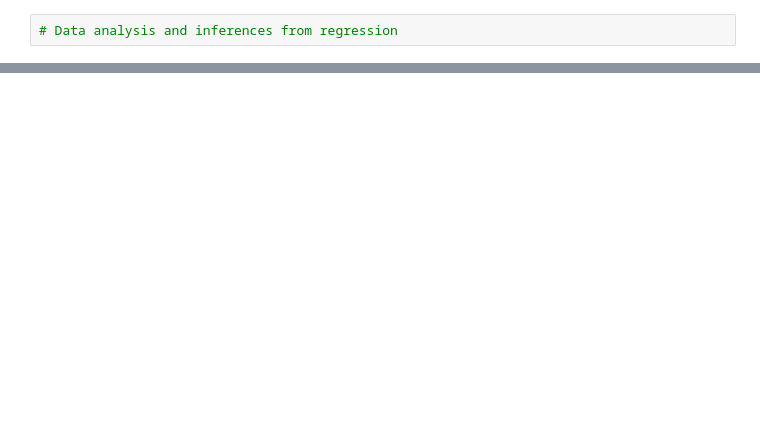
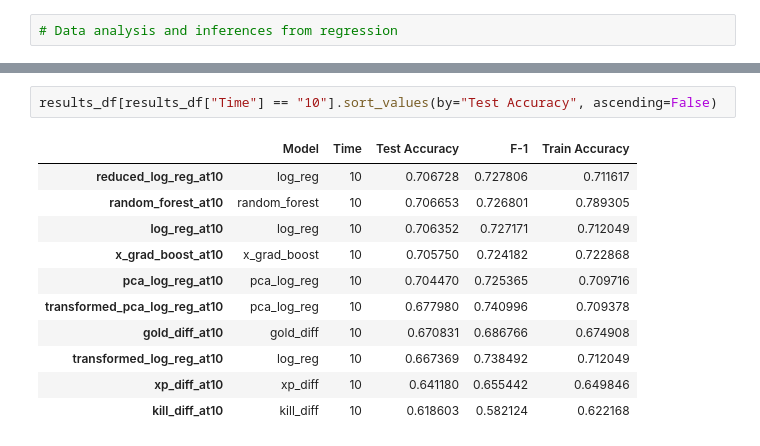
Before and after one commit to Samuel-Kelly-hub/Esports-Results-Project, a Jupyter notebook: LoL_Predictions.ipynb, the cells around one changed output, grey strips where cells are left out. Drawn from its saved outputs; the diff is of its cells as text; blank space fills up the shorter version.

```diff
--- a/LoL_Predictions.ipynb
+++ b/LoL_Predictions.ipynb
@@ -1077,0 +1127,14 @@ no valid time given.  Using only data available before the match
+# %%
+results_df[results_df["Time"] == "10"].sort_values(by="Test Accuracy", ascending=False)
+# %% [output]
+|  | Model | Time | Test Accuracy | F-1 | Train Accuracy |
+| reduced_log_reg_at10 | log_reg | 10 | 0.706728 | 0.727806 | 0.711617 |
+| random_forest_at10 | random_forest | 10 | 0.706653 | 0.726801 | 0.789305 |
+| log_reg_at10 | log_reg | 10 | 0.706352 | 0.727171 | 0.712049 |
+| x_grad_boost_at10 | x_grad_boost | 10 | 0.705750 | 0.724182 | 0.722868 |
+| pca_log_reg_at10 | pca_log_reg | 10 | 0.704470 | 0.725365 | 0.709716 |
+| transformed_pca_log_reg_at10 | pca_log_reg | 10 | 0.677980 | 0.740996 | 0.709378 |
+| gold_diff_at10 | gold_diff | 10 | 0.670831 | 0.686766 | 0.674908 |
+| transformed_log_reg_at10 | log_reg | 10 | 0.667369 | 0.738492 | 0.712049 |
+| xp_diff_at10 | xp_diff | 10 | 0.641180 | 0.655442 | 0.649846 |
+| kill_diff_at10 | kill_diff | 10 | 0.618603 | 0.582124 | 0.622168 |
```
Also changed, not shown: parts of 27 cells of this notebook.
